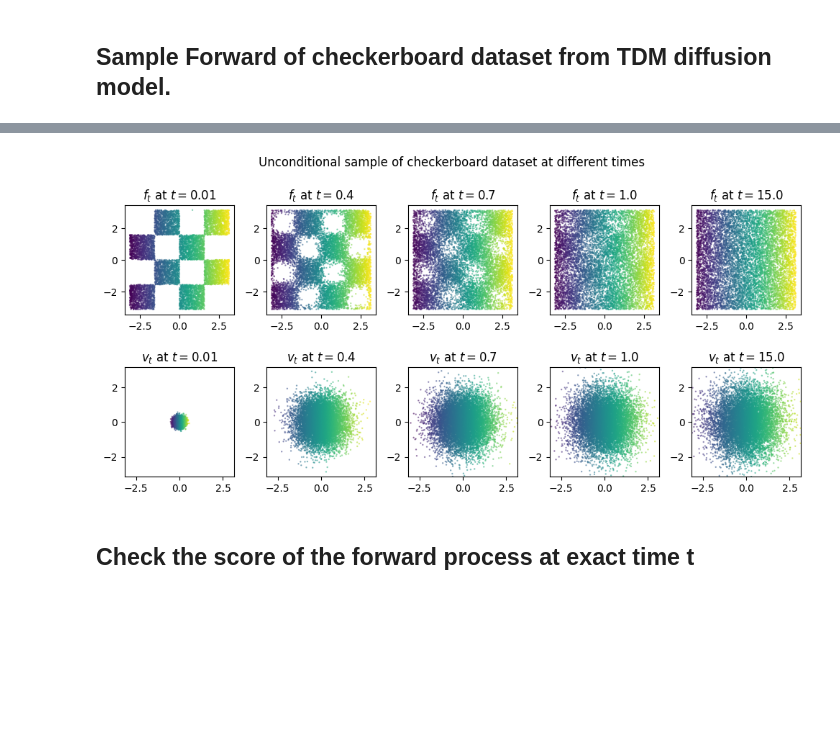
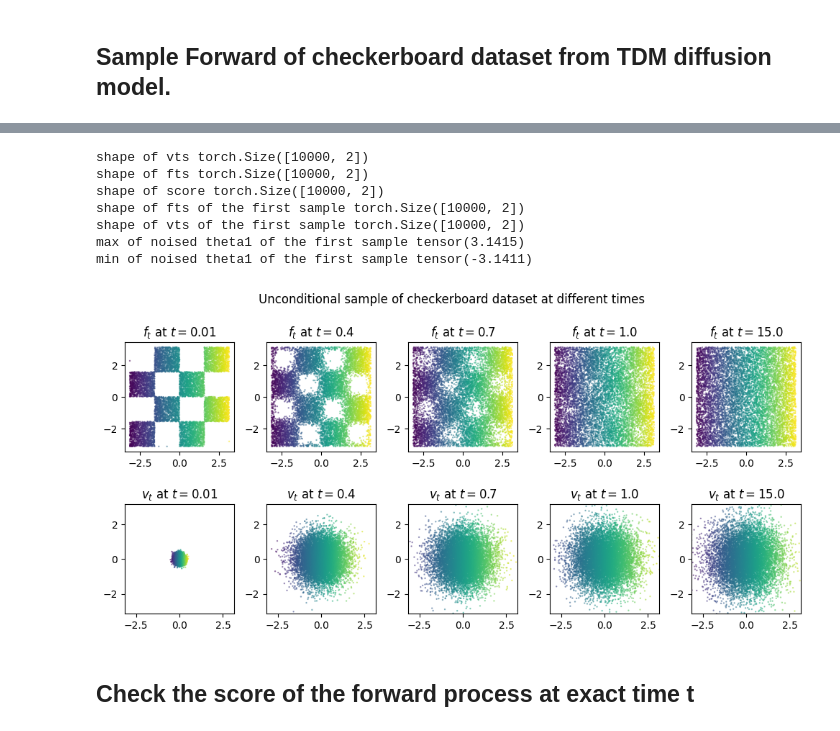
Before and after one commit to MateosCz/diffusion-playground, a Jupyter notebook: checkerboard_analysis.ipynb, the cells around one changed output, grey strips where cells are left out. Saved outputs shown, nothing was run; the diff lists cells and outputs as text; code cells hidden in the pictures; blank space fills up the shorter version.

```diff
--- a/checkerboard_analysis.ipynb
+++ b/checkerboard_analysis.ipynb
@@ -108,54 +119,59 @@ SyntaxError: invalid syntax (diffusion.py, line 248)
 # %%
 # extract the first sample of the unconditional samples
 # post-process the unconditional samples to get the noised theta1 and theta2
-fts_1st_list = []
-vts_1st_list = []
-theta1_noise_1st_list = []
-theta2_noise_1st_list = []
-scores_1st_list = []
+fts_list = []
+vts_list = []
+theta1_noise_list = []
+theta2_noise_list = []
+scores_list = []
 for ti in range(len(constant_t_forward)):
     vts_ti = unconditional_samples[ti][0]
     fts_ti = unconditional_samples[ti][1]
-    fts_1st_ti = fts_ti[0]
-    vts_1st_ti = vts_ti[0]
-    scores_1st_ti = scores[ti][0]
-    theta1_noise_ti = fts_1st_ti[:,0]
-    theta2_noise_ti = fts_1st_ti[:,1]
-    fts_1st_list.append(fts_1st_ti)
-    vts_1st_list.append(vts_1st_ti)
-    theta1_noise_1st_list.append(theta1_noise_ti)
-    theta2_noise_1st_list.append(theta2_noise_ti)
-    scores_1st_list.append(scores_1st_ti)
-    if i == 0:
+    scores_ti = scores[ti]
+    theta1_noise_ti = fts_ti[:,0]
+    theta2_noise_ti = fts_ti[:,1]
+    fts_list.append(fts_ti)
+    vts_list.append(vts_ti)
+    theta1_noise_list.append(theta1_noise_ti)
+    theta2_noise_list.append(theta2_noise_ti)
+    scores_list.append(scores_ti)
+    if ti == 0:
         print("shape of vts",vts_ti.shape)
         print("shape of fts",fts_ti.shape)
-        print("shape of score",scores_1st_ti.shape)
-        print("shape of fts of the first sample",fts_1st_ti.shape)
-        print("shape of vts of the first sample",vts_1st_ti.shape)
+        print("shape of score",scores_ti.shape)
+        print("shape of fts of the first sample",fts_ti.shape)
+        print("shape of vts of the first sample",vts_ti.shape)
         # check the max and min of fts
-        print("max of noised theta1 of the first sample",fts_1st_ti[:,0].max())
-        print("min of noised theta1 of the first sample",fts_1st_ti[:,0].min())
+        print("max of noised theta1 of the first sample",fts_ti[:,0].max())
+        print("min of noised theta1 of the first sample",fts_ti[:,0].min())
 
 # plot the unconditional sample for each constant t
 fig,ax = plt.subplots(2,len(constant_t_forward),figsize=(10,5))
 for i in range(len(constant_t_forward)):
 
     # plot the unconditional sample
-    ax[0][i].scatter(theta1_noise_1st_list[i],theta2_noise_1st_list[i],c=theta1_noise_1st_list[i],cmap = "viridis",s = 0.5,alpha = 0.5)
+    ax[0][i].scatter(theta1_noise_list[i],theta2_noise_list[i],c=theta1_noise_list[i],cmap = "viridis",s = 0.5,alpha = 0.5)
     # ax.set_xlim(-np.pi,np.pi)
     # ax.set_ylim(-np.pi,np.pi)
     ax[0][i].set_aspect("equal")
     ax[0][i].set_title("$f_t$ at $t=" + str(constant_t_forward[i]) + "$")
-    ax[1][i].scatter(vts_1st_list[i][:,0],vts_1st_list[i][:,1],c=vts_1st_list[i][:,0],cmap = "viridis",s = 0.5,alpha = 0.5)
+    ax[1][i].scatter(vts_list[i][:,0],vts_list[i][:,1],c=vts_list[i][:,0],cmap = "viridis",s = 0.5,alpha = 0.5)
     ax[1][i].set_aspect("equal")
     ax[1][i].set_xlim(-np.pi,np.pi)
     ax[1][i].set_ylim(-np.pi,np.pi)
     ax[1][i].set_title("$v_t$ at $t=" + str(constant_t_forward[i]) + "$")
 fig.suptitle("Unconditional sample of checkerboard dataset at different times")
 plt.tight_layout()
 plt.show()
 # %% [output]
+shape of vts torch.Size([10000, 2])
+shape of fts torch.Size([10000, 2])
+shape of score torch.Size([10000, 2])
+shape of fts of the first sample torch.Size([10000, 2])
+shape of vts of the first sample torch.Size([10000, 2])
+max of noised theta1 of the first sample tensor(3.1415)
+min of noised theta1 of the first sample tensor(-3.1411)
-[figure, old version]
+[figure, new version]
 # %% [markdown]
 ## Check the score of the forward process at exact time t
 # %%
```
Also changed, not shown: parts of 14 cells of this notebook, 7 other files.
